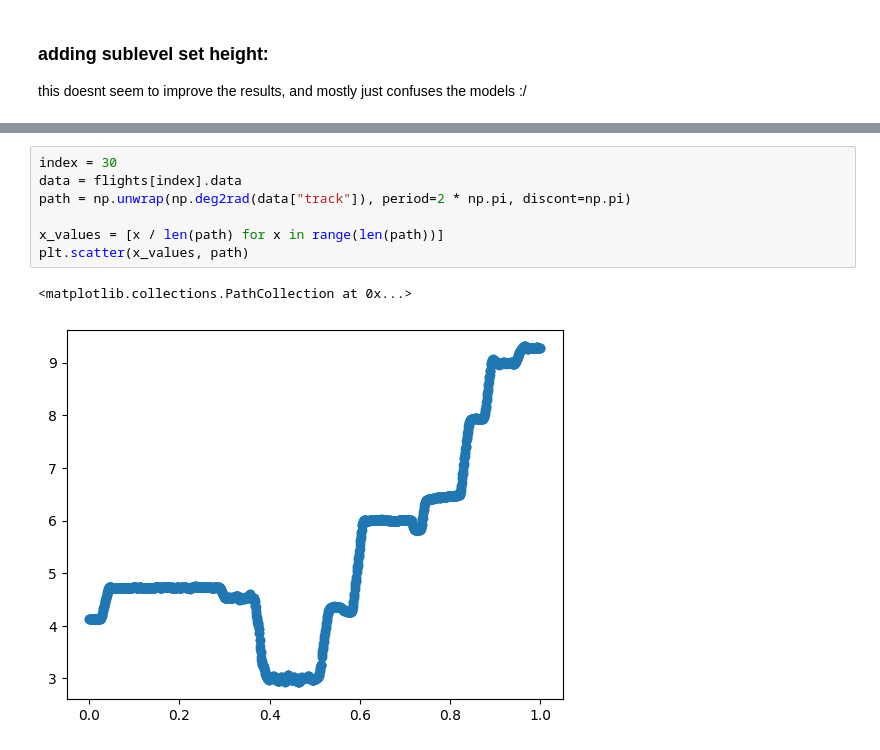
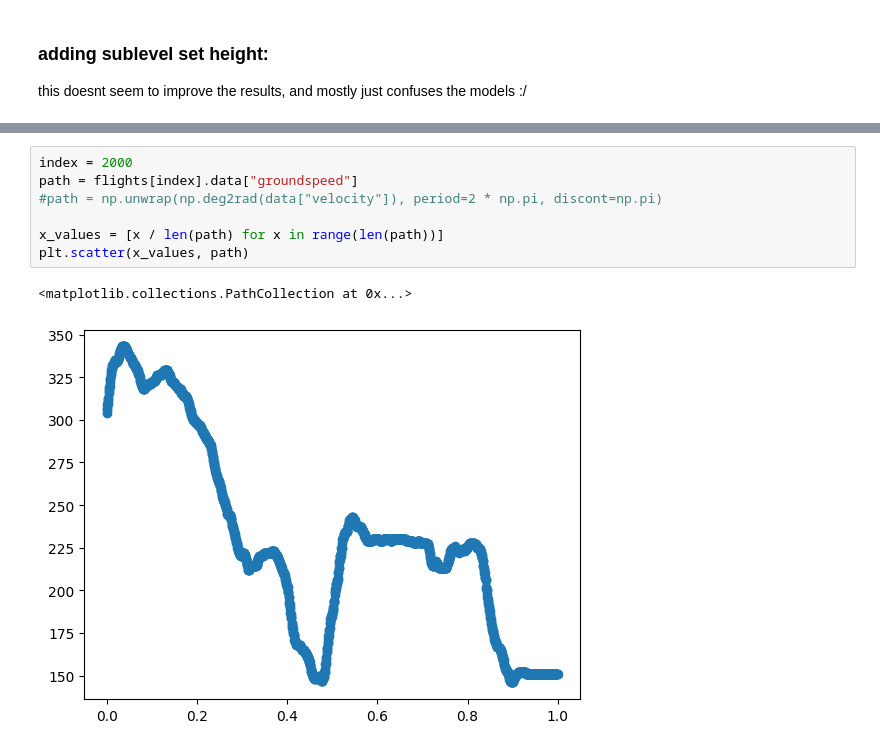
Before and after one commit to tobbensol/masters-thesis, a Jupyter notebook: cyclic dataset pediction.ipynb, the cells around one changed output, grey strips where cells are left out. Drawn from its saved outputs; the diff is of its cells as text.

```diff
--- a/cyclic dataset pediction.ipynb
+++ b/cyclic dataset pediction.ipynb
@@ -310,10 +342,10 @@ IndexError: index 0 is out of bounds for axis 0 with size 0
 # %%
-index = 30
-data = flights[index].data
-path = np.unwrap(np.deg2rad(data["track"]), period=2 * np.pi, discont=np.pi)
+index = 2000
+path = flights[index].data["groundspeed"]
+#path = np.unwrap(np.deg2rad(data["velocity"]), period=2 * np.pi, discont=np.pi)
 
 x_values = [x / len(path) for x in range(len(path))]
 plt.scatter(x_values, path)
 # %% [output]
 <matplotlib.collections.PathCollection at 0x...>
-[figure, old version]
+[figure, new version]
```
Also changed, not shown: parts of 17 cells of this notebook, 2 other files.
